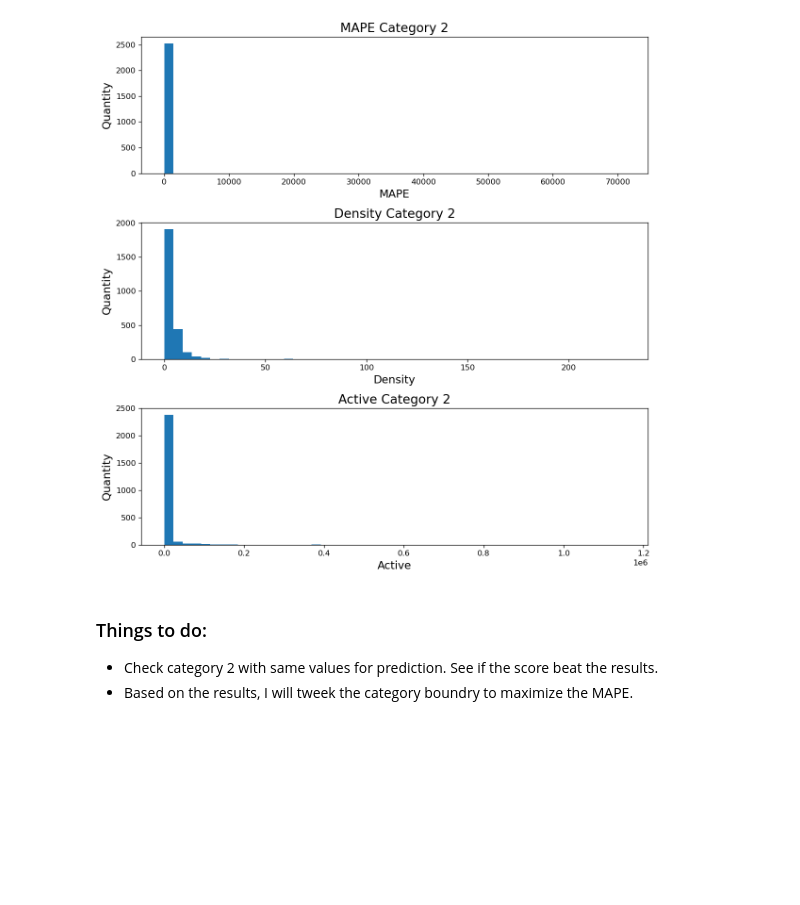
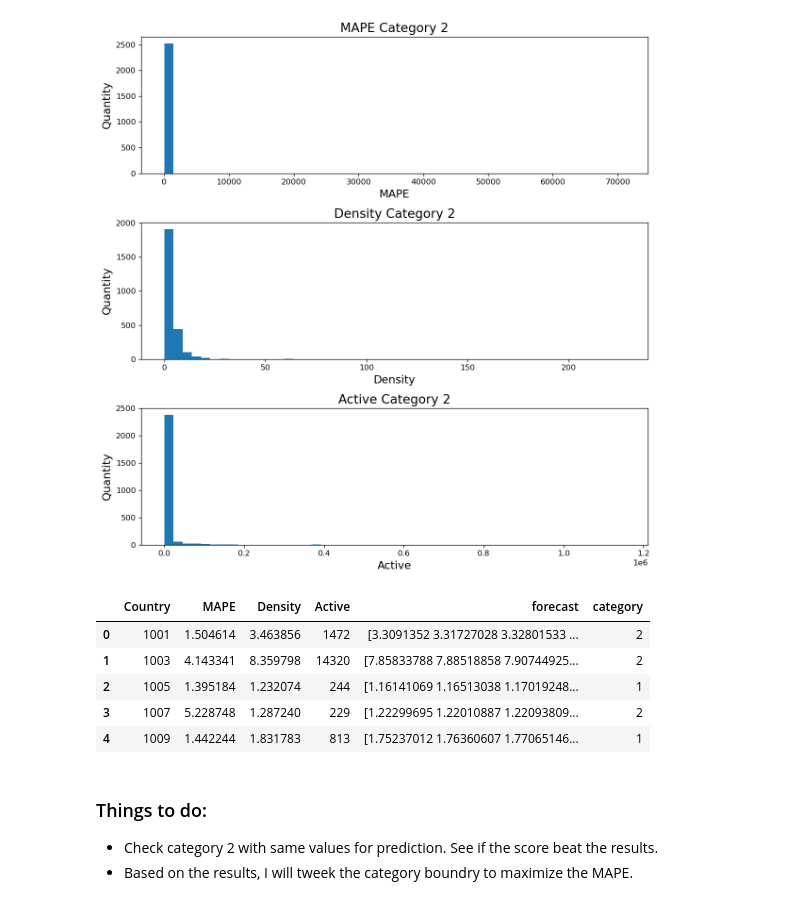
Before and after one commit to masaichig0/Kaggle_godaddy_competition, a Jupyter notebook: analyze_results.ipynb, the cells around one changed output. Saved outputs shown, nothing was run; the diff lists cells and outputs as text; code cells hidden in the pictures; blank space fills up the shorter version.

```diff
--- a/analyze_results.ipynb
+++ b/analyze_results.ipynb
@@ -73,4 +92,13 @@ Length of DataFrame: 609
 Category: 2
 Length of DataFrame: 2526
 [figure]
+# %%
+df.head()
+# %% [output]
+|  | Country | MAPE | Density | Active | forecast | category |
+| 0 | 1001 | 1.504614 | 3.463856 | 1472 | [3.3091352 3.31727028 3.32801533 ... | 2 |
+| 1 | 1003 | 4.143341 | 8.359798 | 14320 | [7.85833788 7.88518858 7.90744925... | 2 |
+| 2 | 1005 | 1.395184 | 1.232074 | 244 | [1.16141069 1.16513038 1.17019248... | 1 |
+| 3 | 1007 | 5.228748 | 1.287240 | 229 | [1.22299695 1.22010887 1.22093809... | 2 |
+| 4 | 1009 | 1.442244 | 1.831783 | 813 | [1.75237012 1.76360607 1.77065146... | 1 |
 # %%
```
Also changed, not shown: parts of 4 cells of this notebook, 4 other files.
